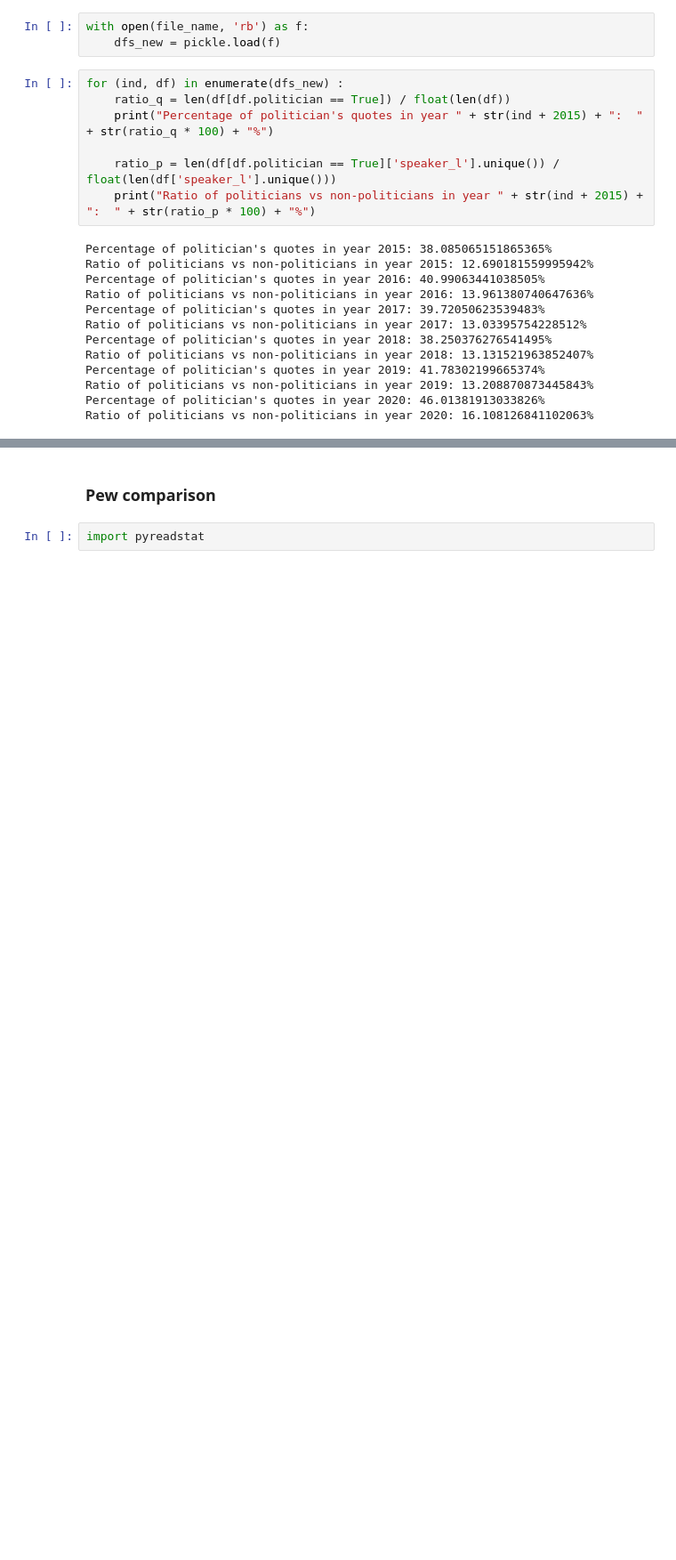
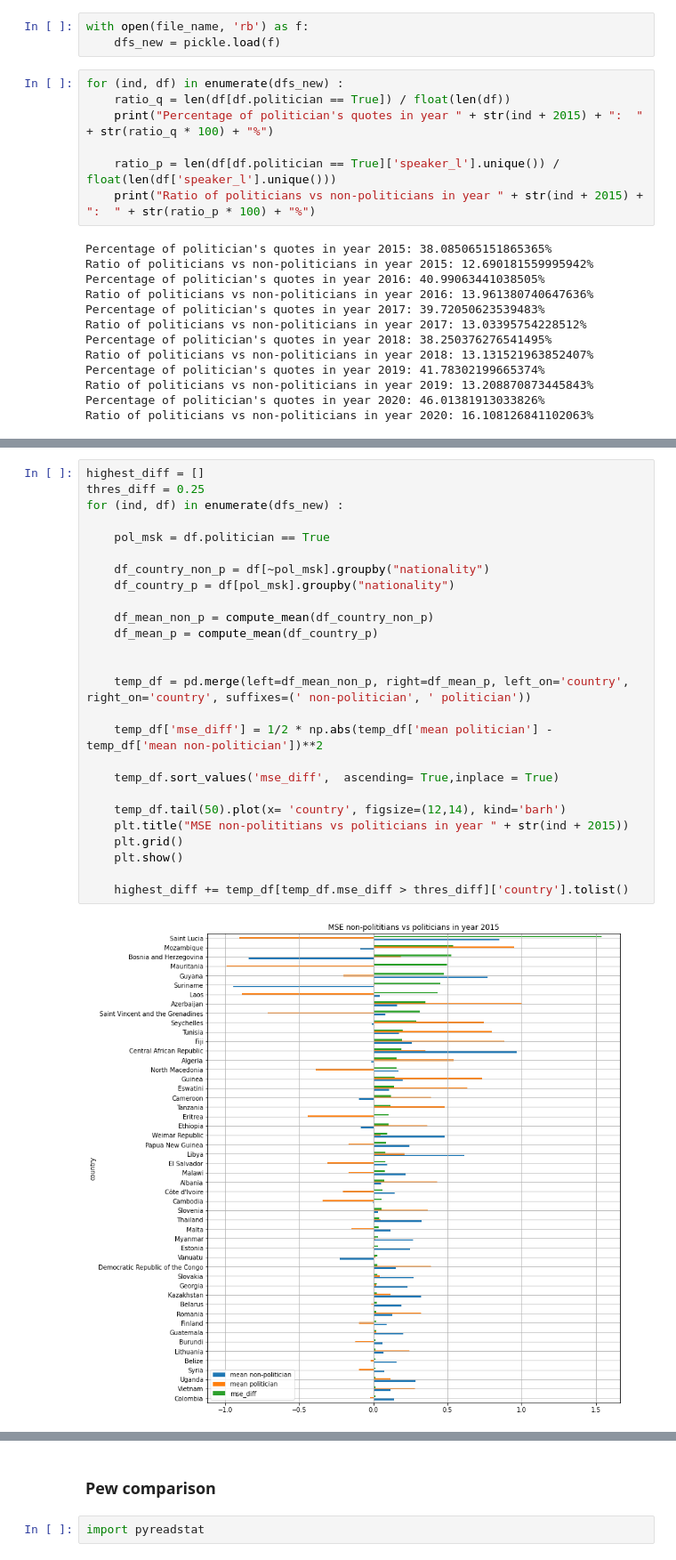
Before and after one commit to epfl-ada/ada-2021-project-young-boys, a Jupyter notebook: politic_analysis.ipynb, the cells around one changed output, grey strips where cells are left out. Shown at 89% size. Saved outputs shown, nothing was run; the diff lists cells and outputs as text; blank space fills up the shorter version.

Commit message:
added graphs

```diff
--- a/politic_analysis.ipynb
+++ b/politic_analysis.ipynb
@@ -206,3 +206,31 @@ for (ind, df) in enumerate(dfs_new) :
 [figure]
 [figure]
 [figure]
+# %%
+highest_diff = []
+thres_diff = 0.25
+for (ind, df) in enumerate(dfs_new) :
+
+    pol_msk = df.politician == True
+
+    df_country_non_p = df[~pol_msk].groupby("nationality")
+    df_country_p = df[pol_msk].groupby("nationality")
+
+    df_mean_non_p = compute_mean(df_country_non_p)
+    df_mean_p = compute_mean(df_country_p)
+
+
+    temp_df = pd.merge(left=df_mean_non_p, right=df_mean_p, left_on='country', right_on='country', suffixes=(' non-politician', ' politician'))
+
+    temp_df['mse_diff'] = 1/2 * np.abs(temp_df['mean politician'] - temp_df['mean non-politician'])**2
+
+    temp_df.sort_values('mse_diff',  ascending= True,inplace = True)
+
+    temp_df.tail(50).plot(x= 'country', figsize=(12,14), kind='barh')
+    plt.title("MSE non-polititians vs politicians in year " + str(ind + 2015))
+    plt.grid()
+    plt.show()
+
+    highest_diff += temp_df[temp_df.mse_diff > thres_diff]['country'].tolist()
+# %% [output]
+[figure, added]
```
Also changed, not shown: parts of 14 cells of this notebook.
